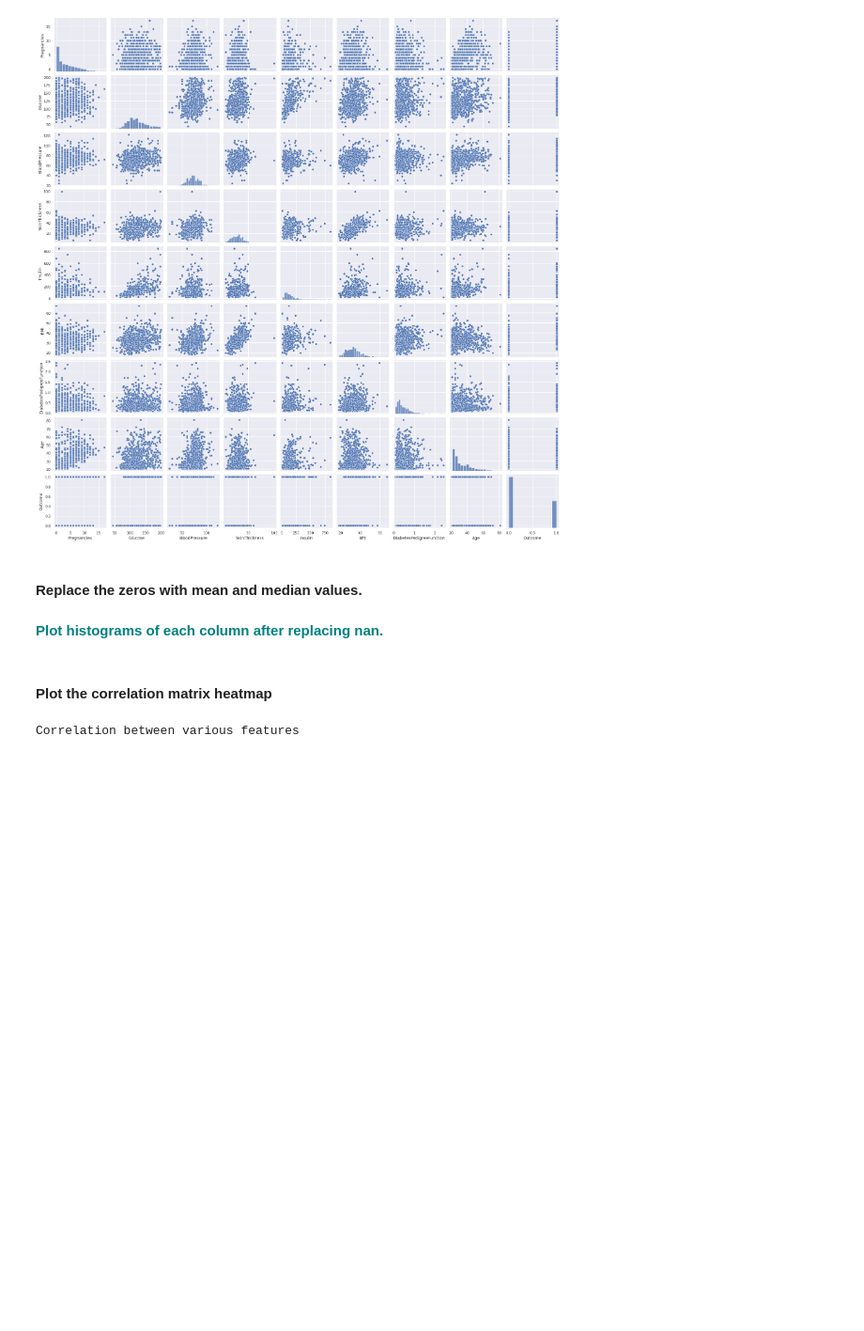
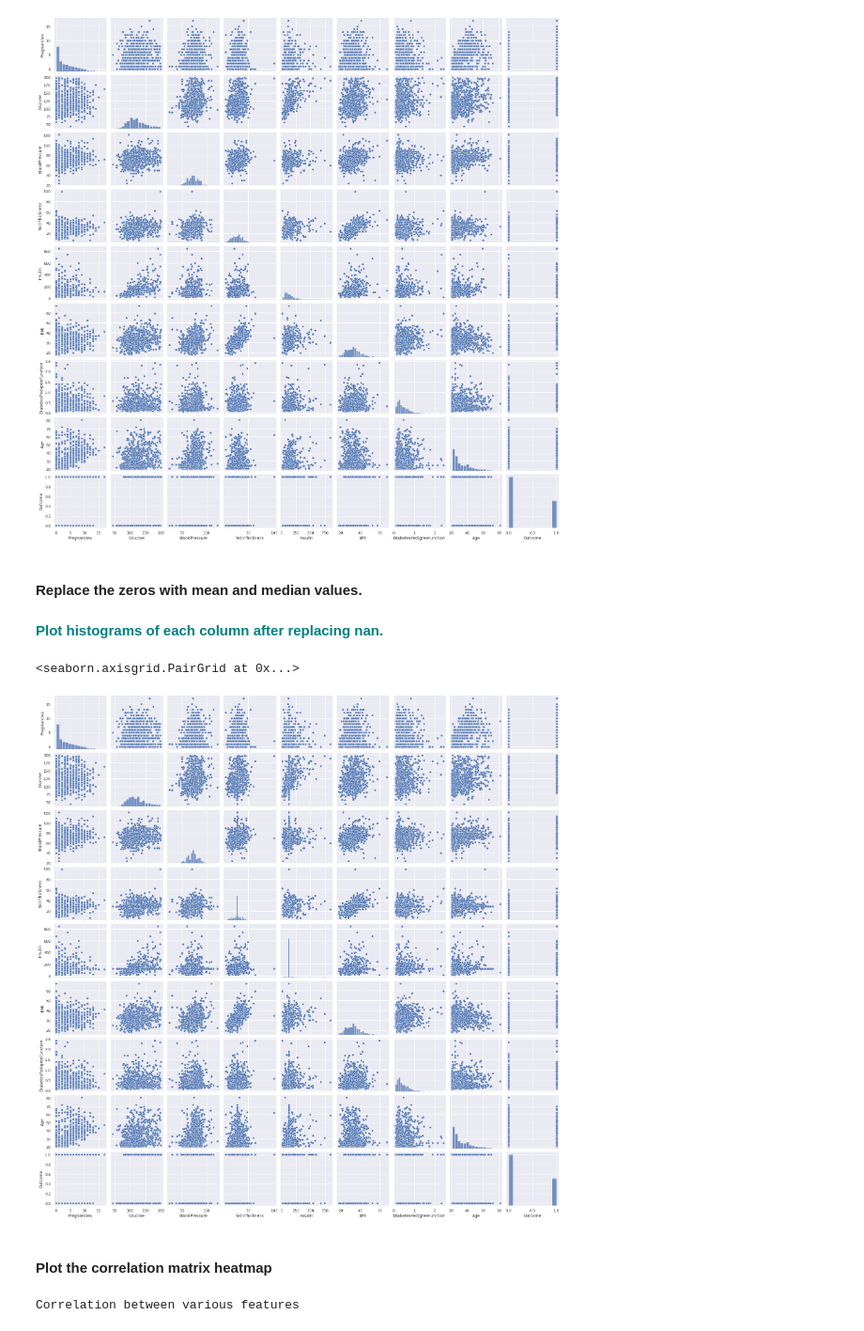
Before and after one commit to ChadDelany/Case_Study-GridSearchKNN, a Jupyter notebook: GridSearchKNN_Case_Study.ipynb, the cells around one changed output. Shown at 94% size. Saved outputs shown, nothing was run; the diff lists cells and outputs as text; code cells hidden in the pictures; blank space fills up the shorter version.

```diff
--- a/GridSearchKNN_Case_Study.ipynb
+++ b/GridSearchKNN_Case_Study.ipynb
@@ -83,6 +97,11 @@ diabetes_data['Insulin'].fillna(diabetes_data['Insulin'].median(), inplace = Tru
 diabetes_data['BMI'].fillna(diabetes_data['BMI'].median(), inplace = True)
 # %% [markdown]
 **<font color='teal'> Plot histograms of each column after replacing nan. </font>**
+# %%
+sns.pairplot(diabetes_data)
+# %% [output]
+<seaborn.axisgrid.PairGrid at 0x...>
+[figure, added]
 # %% [markdown]
 #### Plot the correlation matrix heatmap
 # %%
```
Also changed, not shown: parts of 6 cells of this notebook.
